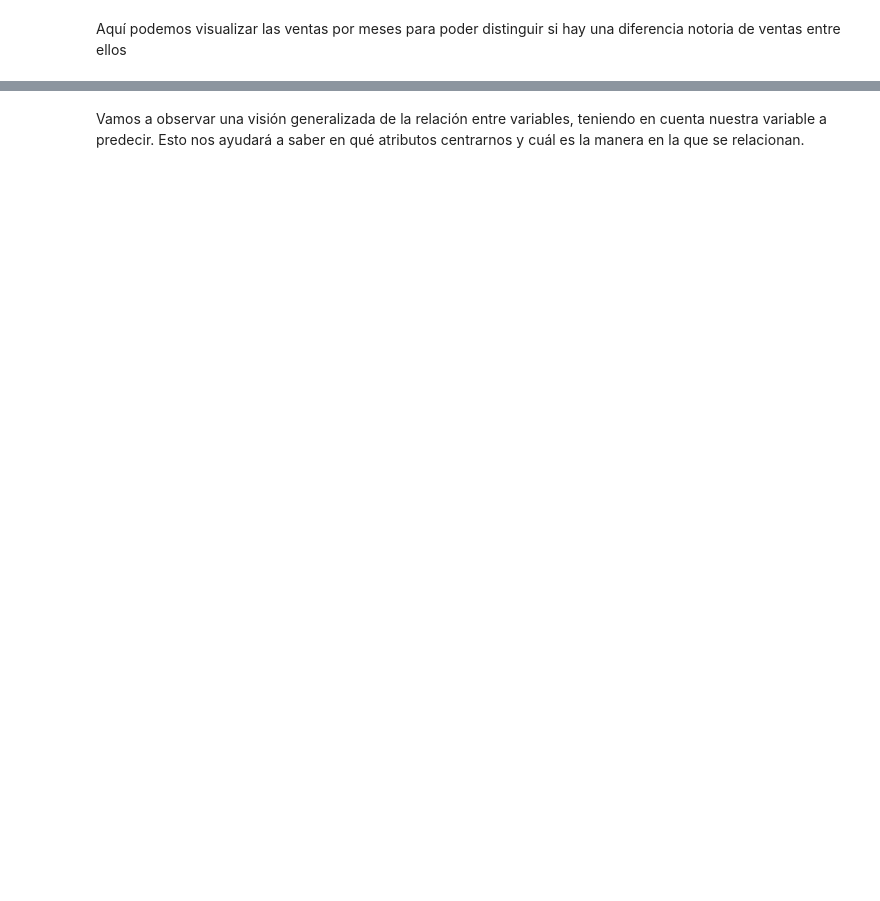
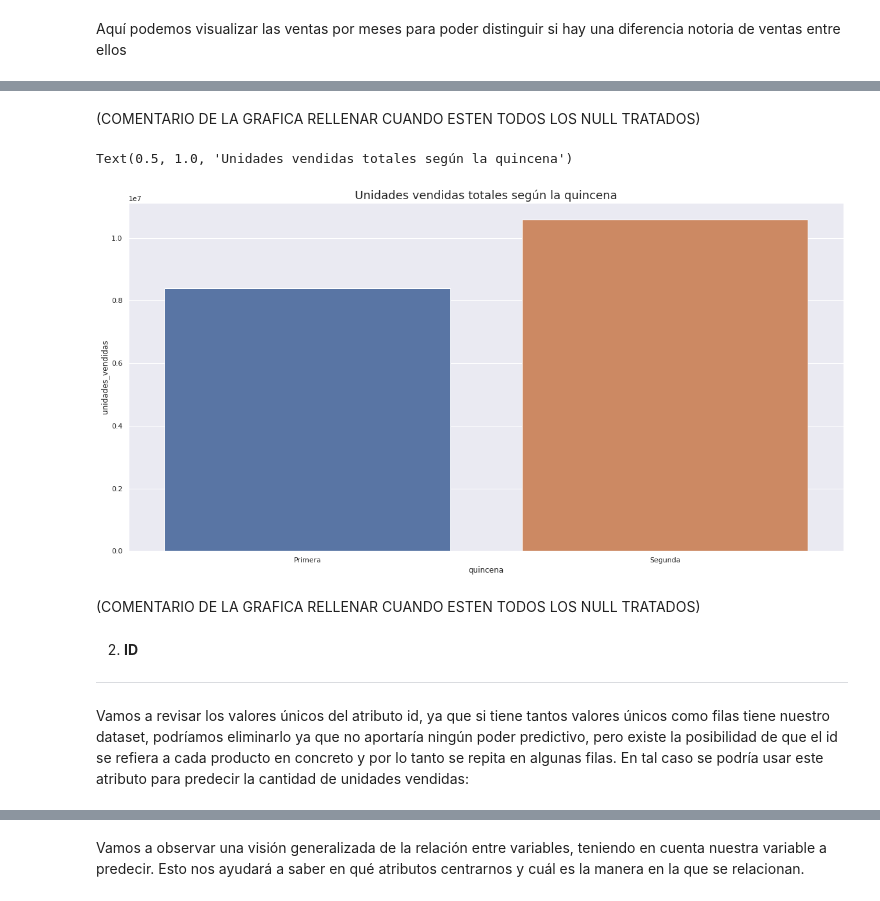
Before and after one commit to bishetheanswer/altamiras-cave, a Jupyter notebook: main.ipynb, the cells around one changed output, grey strips where cells are left out. Saved outputs shown, nothing was run; the diff lists cells and outputs as text; code cells hidden in the pictures; blank space fills up the shorter version.

```diff
--- a/main.ipynb
+++ b/main.ipynb
@@ -168,0 +210,17 @@ df[['fecha','unidades_vendidas']].set_index('fecha').plot(figsize=(40,15))
+# %% [markdown]
+(COMENTARIO DE LA GRAFICA RELLENAR CUANDO ESTEN TODOS LOS NULL TRATADOS)
+# %%
+plot_3 = sns.barplot(x='quincena', y='unidades_vendidas', data=df_days_plot_3)
+plot_3.set_xticklabels(['Primera','Segunda'])
+plot_3.set_title('Unidades vendidas totales según la quincena', fontsize=18)
+# %% [output]
+Text(0.5, 1.0, 'Unidades vendidas totales según la quincena')
+[figure, added]
+# %% [markdown]
+(COMENTARIO DE LA GRAFICA RELLENAR CUANDO ESTEN TODOS LOS NULL TRATADOS)
+# %% [markdown]
+2.   **ID**
+
+---
+# %% [markdown]
+Vamos a revisar los valores únicos del atributo id, ya que si tiene tantos valores únicos como filas tiene nuestro dataset, podríamos eliminarlo ya que no aportaría ningún poder predictivo, pero existe la posibilidad de que el id se refiera a cada producto en concreto y por lo tanto se repita en algunas filas. En tal caso se podría usar este atributo para predecir la cantidad de unidades vendidas:
```
Also changed, not shown: parts of 101 cells of this notebook.
